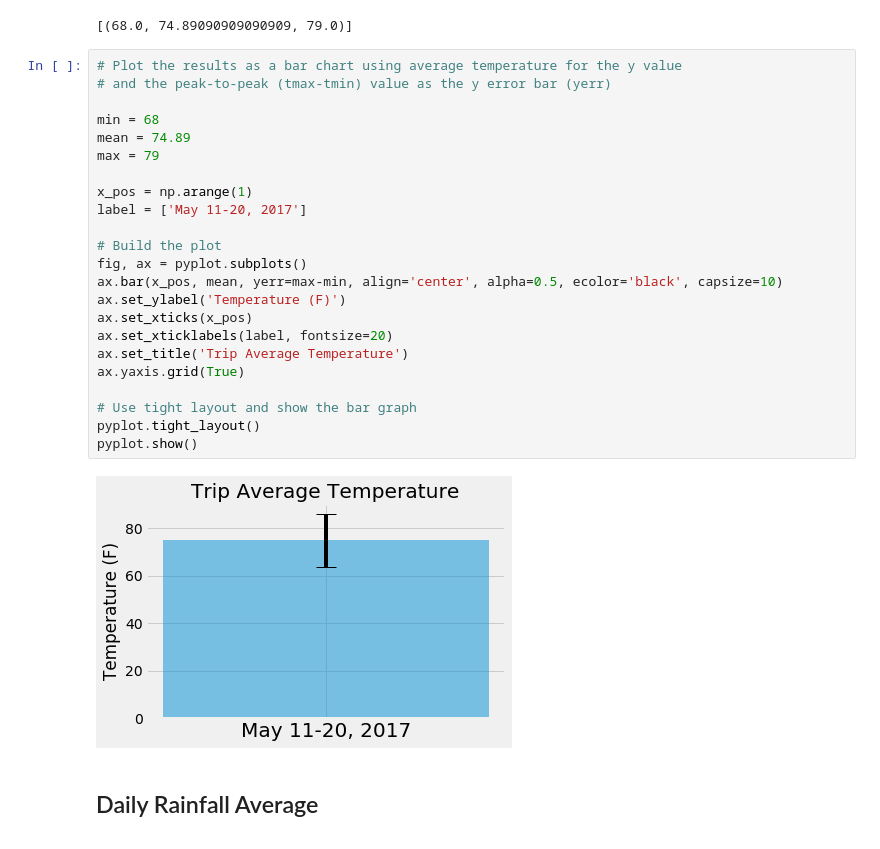
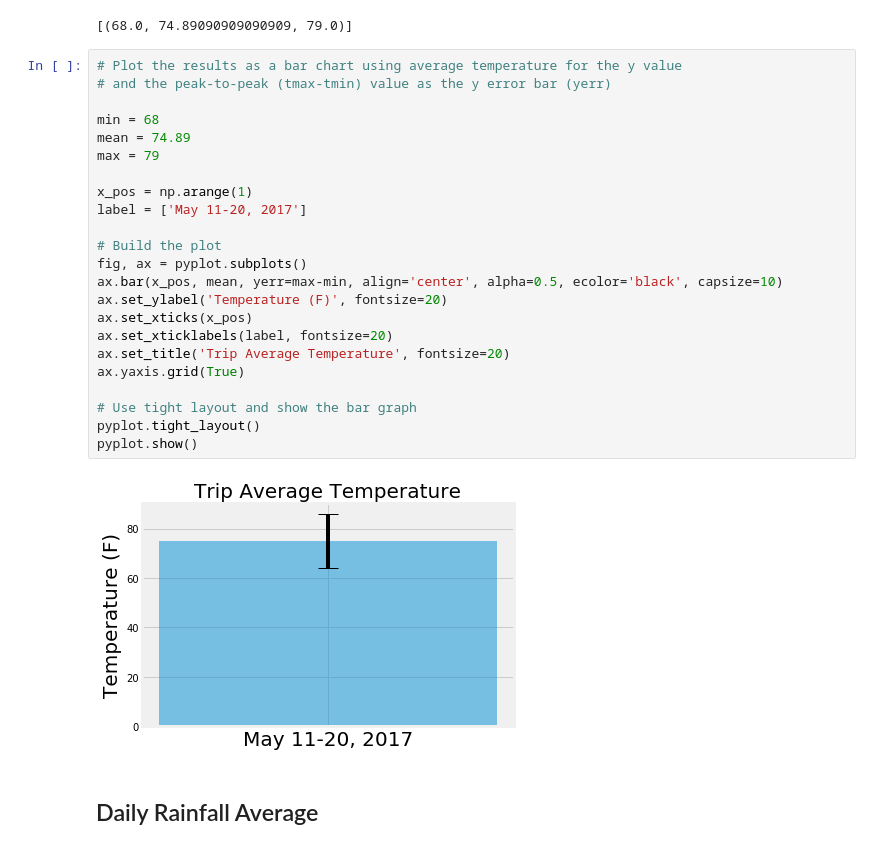
Before and after one commit to dianess/sqlalchemy-challenge, a Jupyter notebook: climate - Diane.ipynb, the cells around one changed output. Drawn from its saved outputs; the diff is of its cells as text.

```diff
--- a/climate - Diane.ipynb
+++ b/climate - Diane.ipynb
@@ -612,28 +612,28 @@ print(calc_temps('2017-05-11', '2017-05-20'))
 # %%
 # Plot the results as a bar chart using average temperature for the y value
 # and the peak-to-peak (tmax-tmin) value as the y error bar (yerr)
 
 min = 68
 mean = 74.89
 max = 79
 
 x_pos = np.arange(1)
 label = ['May 11-20, 2017']
 
 # Build the plot
 fig, ax = pyplot.subplots()
 ax.bar(x_pos, mean, yerr=max-min, align='center', alpha=0.5, ecolor='black', capsize=10)
-ax.set_ylabel('Temperature (F)')
+ax.set_ylabel('Temperature (F)', fontsize=20)
 ax.set_xticks(x_pos)
 ax.set_xticklabels(label, fontsize=20)
-ax.set_title('Trip Average Temperature')
+ax.set_title('Trip Average Temperature', fontsize=20)
 ax.yaxis.grid(True)
 
 # Use tight layout and show the bar graph
 pyplot.tight_layout()
 pyplot.show()
 # %% [output]
-[figure, old version]
+[figure, new version]
 # %% [markdown]
 ## Daily Rainfall Average
 # %%
```
Also changed, not shown: parts of 17 cells of this notebook, 1 other file.
